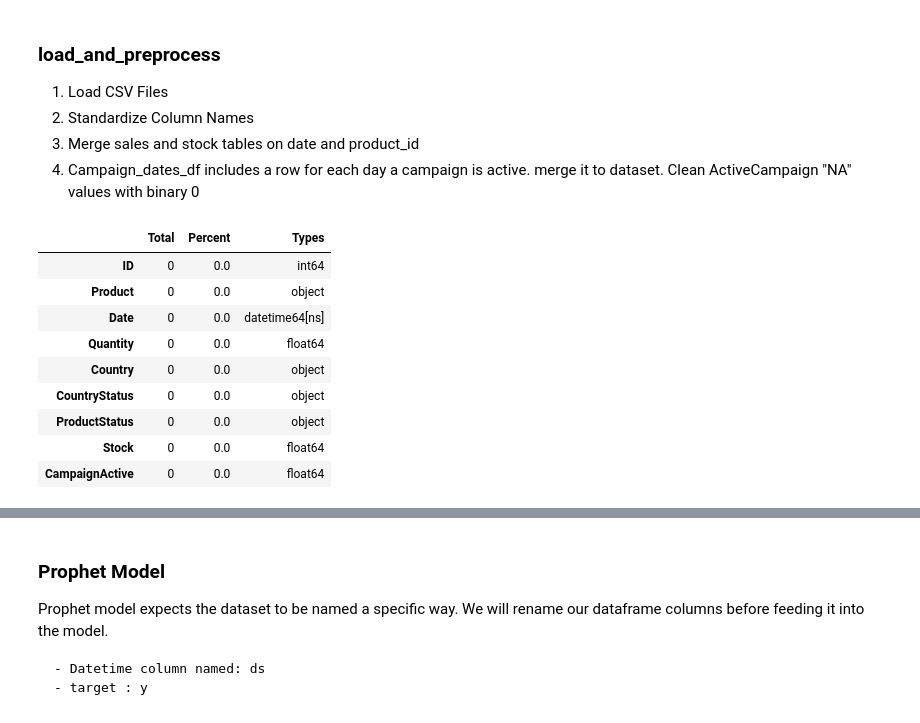
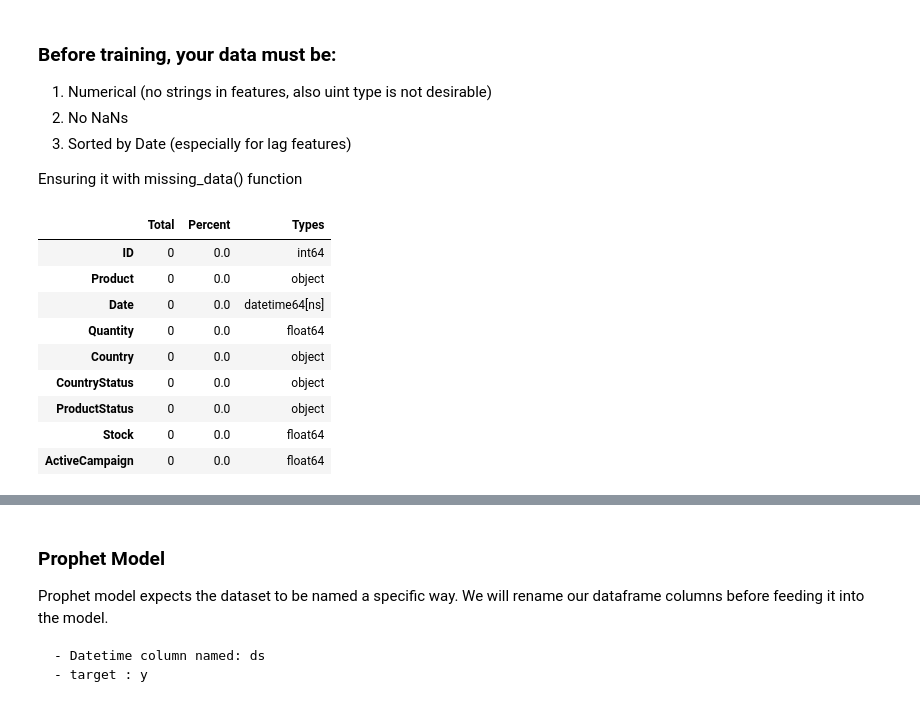
Before and after one commit to firelight-cs/HackathonHuita, a Jupyter notebook: notebooks/prophet.ipynb, the cells around one changed output, grey strips where cells are left out. Saved outputs shown, nothing was run; the diff lists cells and outputs as text; code cells hidden in the pictures.

```diff
--- a/notebooks/prophet.ipynb
+++ b/notebooks/prophet.ipynb
@@ -11,72 +9,22 @@ Importing plotly failed. Interactive plots will not work.
 # %% [markdown]
-### load_and_preprocess
+### Before training, your data must be:
+1. Numerical (no strings in features, also uint type is not desirable)
+2. No NaNs
+3. Sorted by Date (especially for lag features)
 
-1. Load CSV Files
-2. Standardize Column Names
-3. Merge sales and stock tables on date and product_id
-4. Campaign_dates_df includes a row for each day a campaign is active. merge it to dataset. Clean ActiveCampaign "NA" values with binary 0
+Ensuring it with missing_data() function
 # %%
-def load_and_preprocess(sales_path, campaign_path, stock_path):
-    # Load data
-    sales_df = pd.read_csv(sales_path, sep=';', parse_dates=['Date'])
-    campaign_df = pd.read_csv(campaign_path, sep=';', parse_dates=['ValidFrom', 'ValidTo'])
-    stock_df = pd.read_csv(stock_path, sep=';', parse_dates=['Datum'])
-
-    # Rename stock columns to align
-    stock_df.rename(columns={'Datum': 'Date', 'AnonymniProdukt': 'Product', 'Mnozstvi': 'Stock'}, inplace=True)
-
-    # Merge sales and stock
-    merged_df = pd.merge(sales_df, stock_df, on=['Date', 'Product'], how='left')
-    merged_df['Stock'] = merged_df['Stock'].fillna(0)
-
-    # Define a function to expand campaign date ranges
-    def expand_campaign(row):
-        return pd.DataFrame({
-            'Date': pd.date_range(row['ValidFrom'], row['ValidTo'], freq='D'),
-            'Product': row['Product'],
-            'Country': row['Country'],
-            'CampaignActive': 1
-        })
-
-    # Apply the function row-wise and concatenate results
-    campaign_df_expanded = pd.concat(campaign_df.apply(expand_campaign, axis=1).tolist(), ignore_index=True)
-
-    # Merge campaign info into main dataset
-    merged_df = pd.merge(merged_df, campaign_df_expanded, on=['Date', 'Product', 'Country'], how='left')
-    merged_df['CampaignActive'] = merged_df['CampaignActive'].fillna(0)
-
-    return merged_df
-
-def missing_data(input_data):
-    '''
-    This function returns dataframe with information about the percentage of nulls in each column and the column data type.
-
-    input: pandas df
-    output: pandas df
-
-    '''
-
-    total = input_data.isnull().sum()
-    percent = (input_data.isnull().sum()/input_data.isnull().count()*100)
-    table = pd.concat([total, percent], axis = 1, keys = ['Total', 'Percent'])
-    types = []
-    for col in input_data.columns:
-        dtype = str(input_data[col].dtype)
-        types.append(dtype)
-    table["Types"] = types
-    return(pd.DataFrame(table))
-
 merged_df = load_and_preprocess('../data/sell_data_cleaned.csv', '../data/marketing_campaign.csv', '../data/stock.csv')
 missing_data(merged_df)
 # %% [output]
 |  | Total | Percent | Types |
 | ID | 0 | 0.0 | int64 |
 | Product | 0 | 0.0 | object |
 | Date | 0 | 0.0 | datetime64[ns] |
 | Quantity | 0 | 0.0 | float64 |
 | Country | 0 | 0.0 | object |
 | CountryStatus | 0 | 0.0 | object |
 | ProductStatus | 0 | 0.0 | object |
 | Stock | 0 | 0.0 | float64 |
-| CampaignActive | 0 | 0.0 | float64 |
+| ActiveCampaign | 0 | 0.0 | float64 |
 # %% [markdown]
```
Also changed, not shown: parts of 17 cells of this notebook, 14 other files.
